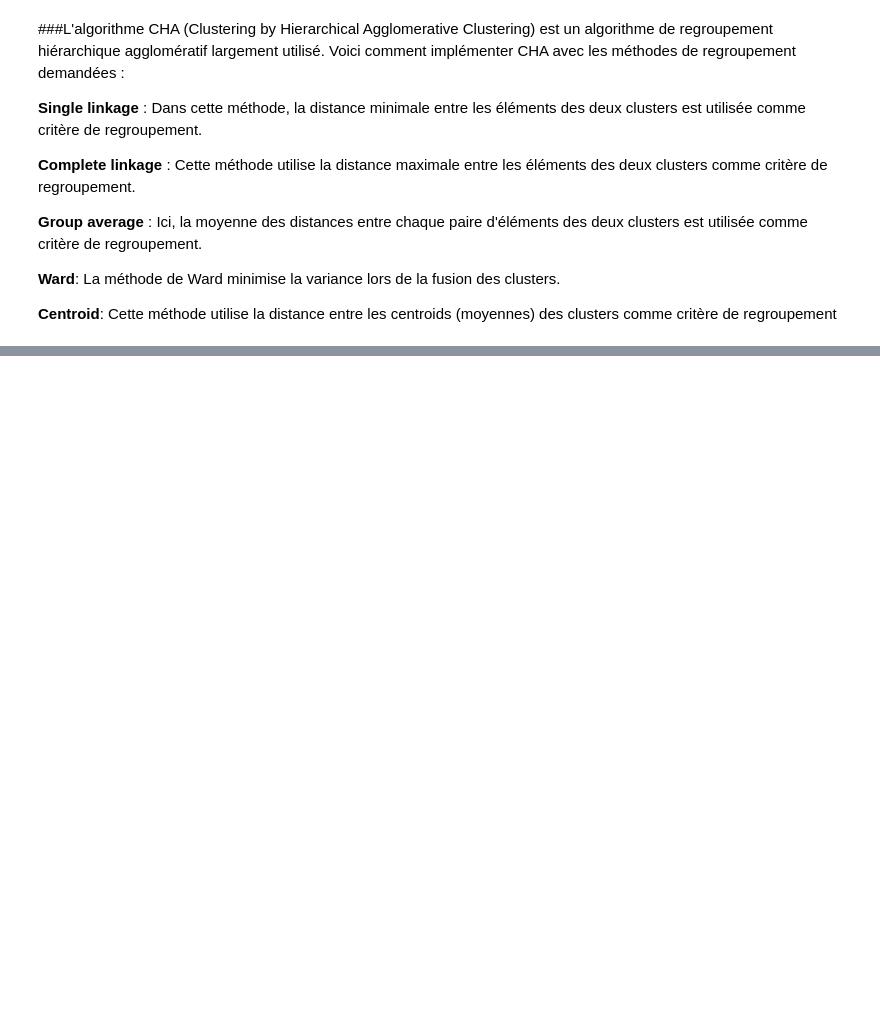
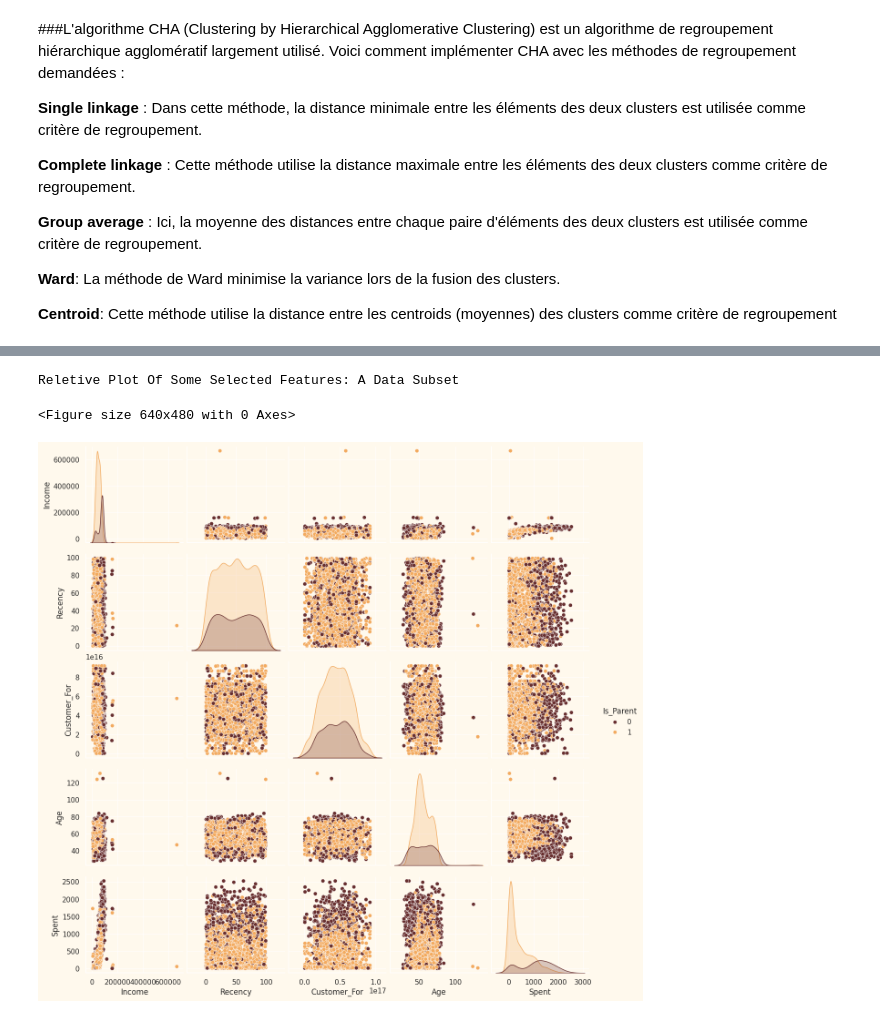
Before and after one commit to anas1IA/Learning_non_supervised-, a Jupyter notebook: Tp_unsupervised_learning.ipynb, the cells around one changed output, grey strips where cells are left out. Drawn from its saved outputs; the diff is of its cells as text; code cells hidden in the pictures; blank space fills up the shorter version.

```diff
--- a/Tp_unsupervised_learning.ipynb
+++ b/Tp_unsupervised_learning.ipynb
@@ -44,0 +55,2 @@ import pandas as pd
+# %%
+data = pd.read_csv(file_path, sep='\t')
@@ -44,0 +93,3 @@ import pandas as pd
+# %%
+data = data.dropna()
+print("The total number of data-points after removing the rows with missing values are:", len(data))
@@ -44,0 +157,27 @@ import pandas as pd
+# %%
+data["Age"] = 2024-data["Year_Birth"]
+
+#Total spendings on various items
+data["Spent"] = data["MntWines"]+ data["MntFruits"]+ data["MntMeatProducts"]+ data["MntFishProducts"]+ data["MntSweetProducts"]+ data["MntGoldProds"]
+
+#Deriving living situation by marital status"Alone"
+data["Living_With"]=data["Marital_Status"].replace({"Married":"Partner", "Together":"Partner", "Absurd":"Alone", "Widow":"Alone", "YOLO":"Alone", "Divorced":"Alone", "Single":"Alone",})
+
+#Feature indicating total children living in the household
+data["Children"]=data["Kidhome"]+data["Teenhome"]
+
+#Feature for total members in the householde
+data["Family_Size"] = data["Living_With"].replace({"Alone": 1, "Partner":2})+ data["Children"]
+
+#Feature pertaining parenthood
+data["Is_Parent"] = np.where(data.Children> 0, 1, 0)
+
+#Segmenting education levels in three groups
+data["Education"]=data["Education"].replace({"Basic":"Undergraduate","2n Cycle":"Undergraduate", "Graduation":"Graduate", "Master":"Postgraduate", "PhD":"Postgraduate"})
+
+#For clarity
+data=data.rename(columns={"MntWines": "Wines","MntFruits":"Fruits","MntMeatProducts":"Meat","MntFishProducts":"Fish","MntSweetProducts":"Sweets","MntGoldProds":"Gold"})
+
+#Dropping some of the redundant features
+to_drop = ["Marital_Status", "Dt_Customer", "Z_CostContact", "Z_Revenue", "Year_Birth", "ID"]
+data = data.drop(to_drop, axis=1)
@@ -44,0 +215,17 @@ import pandas as pd
+# %%
+#To plot some selected features
+#Setting up colors prefrences
+sns.set(rc={"axes.facecolor":"#FFF9ED","figure.facecolor":"#FFF9ED"})
+pallet = ["#682F2F", "#9E726F", "#D6B2B1", "#B9C0C9", "#9F8A78", "#F3AB60"]
+cmap = colors.ListedColormap(["#682F2F", "#9E726F", "#D6B2B1", "#B9C0C9", "#9F8A78", "#F3AB60"])
+#Plotting following features
+To_Plot = [ "Income", "Recency", "Customer_For", "Age", "Spent", "Is_Parent"]
+print("Reletive Plot Of Some Selected Features: A Data Subset")
+plt.figure()
+sns.pairplot(data[To_Plot], hue= "Is_Parent",palette= (["#682F2F","#F3AB60"]))
+#Taking hue
+plt.show()
+# %% [output]
+Reletive Plot Of Some Selected Features: A Data Subset
+<Figure size 640x480 with 0 Axes>
+[figure, added]
```
Also changed, not shown: parts of 12 cells of this notebook.
